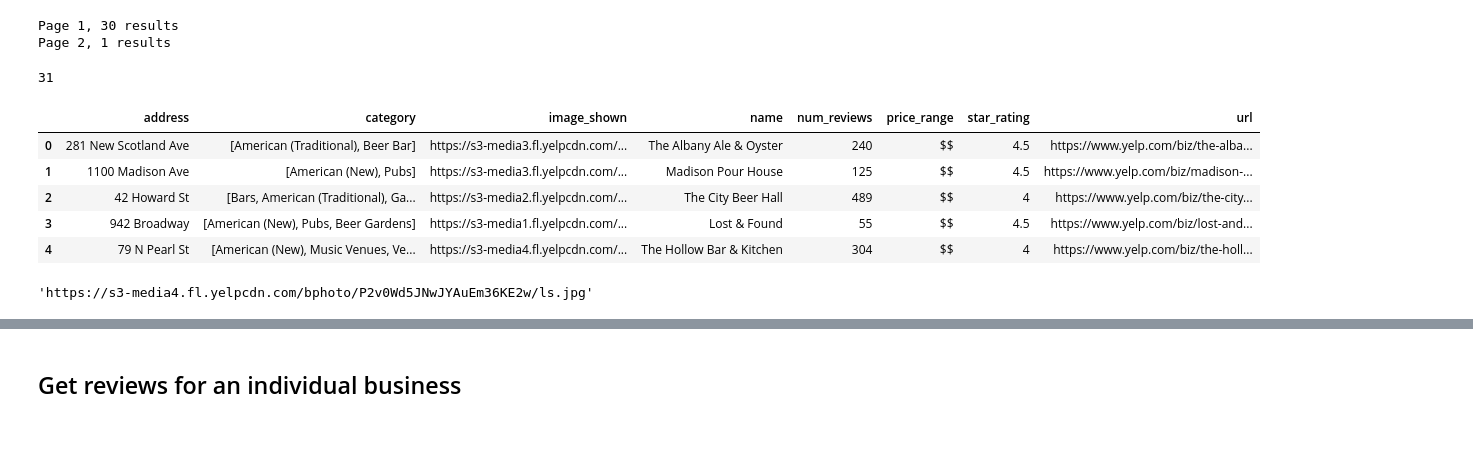
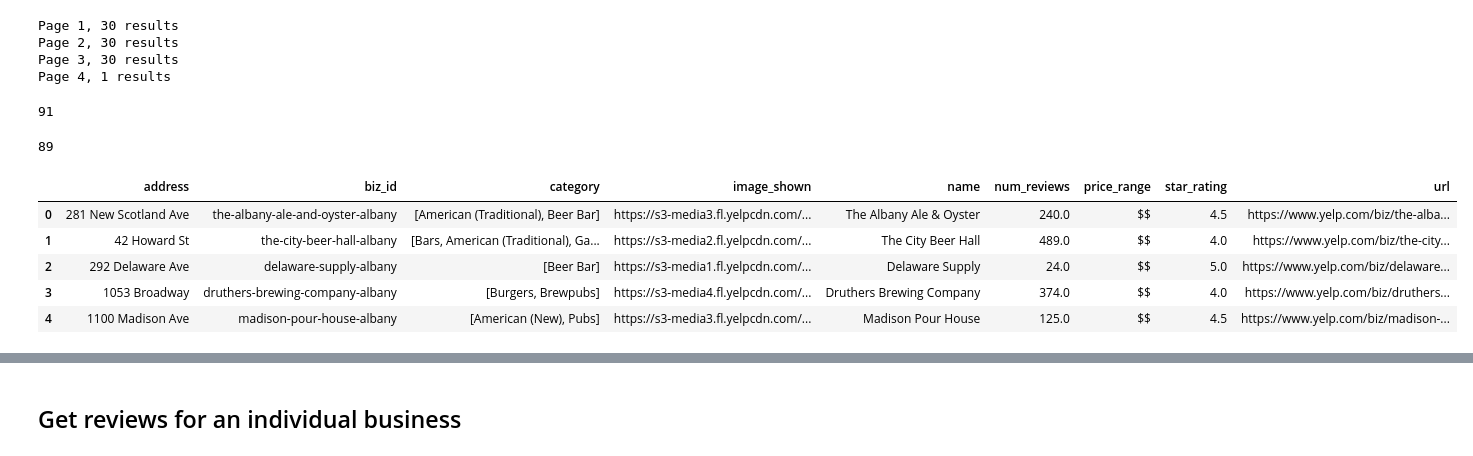
Before and after one commit to DTrimarchi10/nlp_yelp_review_data, a Jupyter notebook: Data_Gathering.ipynb, the cells around one changed output, grey strips where cells are left out. Drawn from its saved outputs; the diff is of its cells as text; code cells hidden in the pictures.

Commit message:
Scraped some Yelp Reviews

```diff
--- a/Data_Gathering.ipynb
+++ b/Data_Gathering.ipynb
@@ -22,6 +22,10 @@ location = "Albany, NY"
 #Generate URL based on search terms
 base_url = "https://www.yelp.com"
 search_url = f"{base_url}/search?find_desc={cuisine_type}&find_loc={location}"
+# %%
+#Search Term: beer
+#Filters: Breweries, Pubs, Beergardens, Gastropubs, Brewpubs, Beerbar
+search_url = "https://www.yelp.com/search?find_desc=beer&find_loc=Albany%2C%20NY&cflt=breweries%2Cpubs%2Cbeergardens%2Cgastropubs%2Cbrewpubs%2Cbeerbar"
 # %%
 #request = requests.get(search_url)
 #soup = BeautifulSoup(request.content,'html.parser')
@@ -41,25 +45,50 @@ while next_page_url:
     soup = BeautifulSoup(request.content,'html.parser')
     search_results = soup.findAll(class_=search_result_class)
     print(f"Page {page_counter}, {len(search_results)-1} results")
+    result_counter = 1
     for search_result in search_results:
+        business_info = {}
         try:
             business_name_url = search_result.findAll('a', href=True)[1]
-            business_info = {}
             business_info['url'] = f"https://www.yelp.com{business_name_url['href']}"
             business_info['name'] = business_name_url['name']
+            business_info['biz_id'] = business_name_url['href'].split('/biz/')[1].split('?')[0]
+        except:
+            continue
+
+        try:
             business_info['address'] = search_result.find('address').text
+        except:
+            pass
+        try:
             business_info['category'] = [category.text for category in search_result.findAll("a",attrs={"role":"link"})]
-            business_info['star_rating'] = re.findall(r"[-+]?\d*\.\d+|\d+",
+        except:
+            pass
+        try:
+            business_info['star_rating'] = float(re.findall(r"[-+]?\d*\.\d+|\d+",
                                                       search_result.find(
-                                                          class_=star_container_class).find('div')['aria-label'] )[0]
+                                                          class_=star_container_class).find('div')['aria-label'] )[0] )
+        except:
+            pass
+        try:
             business_info['price_range'] = search_result.find(class_=price_range_class).text
-            business_info['num_reviews'] = re.findall(r"[-+]?\d*\.\d+|\d+",
+        except:
+            pass
+        try:
+            business_info['num_reviews'] = int(re.findall(r"[-+]?\d*\.\d+|\d+",
                                                       search_result.find(
-                                                          class_=review_count_class).text )[0]
+                                                          class_=review_count_class).text )[0] )
+        except:
+            pass
+        try:
             business_info['image_shown'] = search_result.find('img')['src']
+        except:
+            pass
+
+        if business_info:
             business_list.append(business_info)
-        except:
-            None
+
+        result_counter+=1
 
     if soup.find(class_=next_page_class):
         next_page_url = base_url + soup.find(class_=next_page_class)['href']
@@ -70,19 +99,20 @@ while next_page_url:
 len(business_list)
 # %% [output]
 Page 1, 30 results
-Page 2, 1 results
+Page 2, 30 results
+Page 3, 30 results
+Page 4, 1 results
-31
+91
 # %%
 business_info_df = pd.DataFrame(business_list)
+business_info_df.dropna(subset=['num_reviews'], inplace=True)
+print(len(business_info_df))
 business_info_df.head()
 # %% [output]
+89
-|  | address | category | image_shown | name | num_reviews | price_range | star_rating | url |
-| 0 | 281 New Scotland Ave | [American (Traditional), Beer Bar] | https://s3-media3.fl.yelpcdn.com/... | The Albany Ale & Oyster | 240 | $$ | 4.5 | https://www.yelp.com/biz/the-alba... |
-| 1 | 1100 Madison Ave | [American (New), Pubs] | https://s3-media3.fl.yelpcdn.com/... | Madison Pour House | 125 | $$ | 4.5 | https://www.yelp.com/biz/madison-... |
-| 2 | 42 Howard St | [Bars, American (Traditional), Ga... | https://s3-media2.fl.yelpcdn.com/... | The City Beer Hall | 489 | $$ | 4 | https://www.yelp.com/biz/the-city... |
-| 3 | 942 Broadway | [American (New), Pubs, Beer Gardens] | https://s3-media1.fl.yelpcdn.com/... | Lost & Found | 55 | $$ | 4.5 | https://www.yelp.com/biz/lost-and... |
-| 4 | 79 N Pearl St | [American (New), Music Venues, Ve... | https://s3-media4.fl.yelpcdn.com/... | The Hollow Bar & Kitchen | 304 | $$ | 4 | https://www.yelp.com/biz/the-holl... |
+|  | address | biz_id | category | image_shown | name | num_reviews | price_range | star_rating | url |
+| 0 | 281 New Scotland Ave | the-albany-ale-and-oyster-albany | [American (Traditional), Beer Bar] | https://s3-media3.fl.yelpcdn.com/... | The Albany Ale & Oyster | 240.0 | $$ | 4.5 | https://www.yelp.com/biz/the-alba... |
+| 1 | 42 Howard St | the-city-beer-hall-albany | [Bars, American (Traditional), Ga... | https://s3-media2.fl.yelpcdn.com/... | The City Beer Hall | 489.0 | $$ | 4.0 | https://www.yelp.com/biz/the-city... |
+| 2 | 292 Delaware Ave | delaware-supply-albany | [Beer Bar] | https://s3-media1.fl.yelpcdn.com/... | Delaware Supply | 24.0 | $$ | 5.0 | https://www.yelp.com/biz/delaware... |
+| 3 | 1053 Broadway | druthers-brewing-company-albany | [Burgers, Brewpubs] | https://s3-media4.fl.yelpcdn.com/... | Druthers Brewing Company | 374.0 | $$ | 4.0 | https://www.yelp.com/biz/druthers... |
+| 4 | 1100 Madison Ave | madison-pour-house-albany | [American (New), Pubs] | https://s3-media3.fl.yelpcdn.com/... | Madison Pour House | 125.0 | $$ | 4.5 | https://www.yelp.com/biz/madison-... |
-# %%
-search_results[1].find('img')['src']
-# %% [output]
-'https://s3-media4.fl.yelpcdn.com/bphoto/P2v0Wd5JNwJYAuEm36KE2w/ls.jpg'
```
Also changed, not shown: parts of 28 cells of this notebook, 2 other files.
